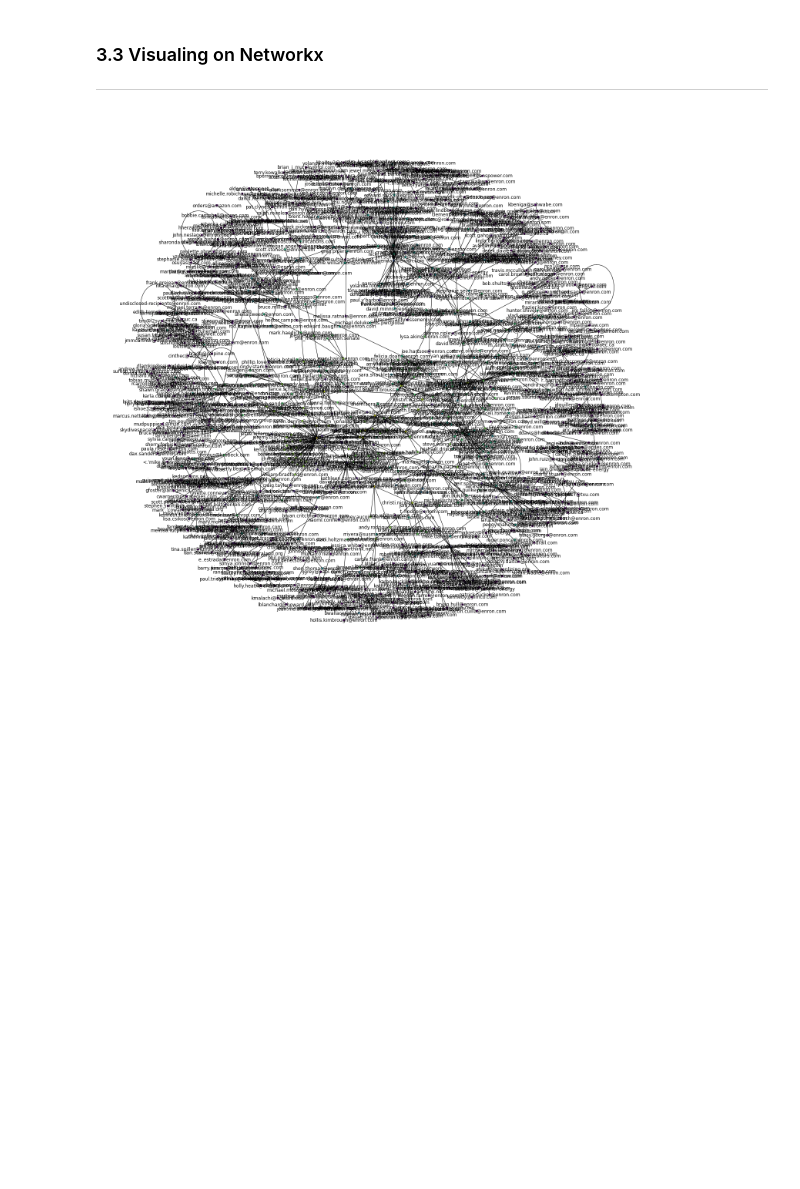
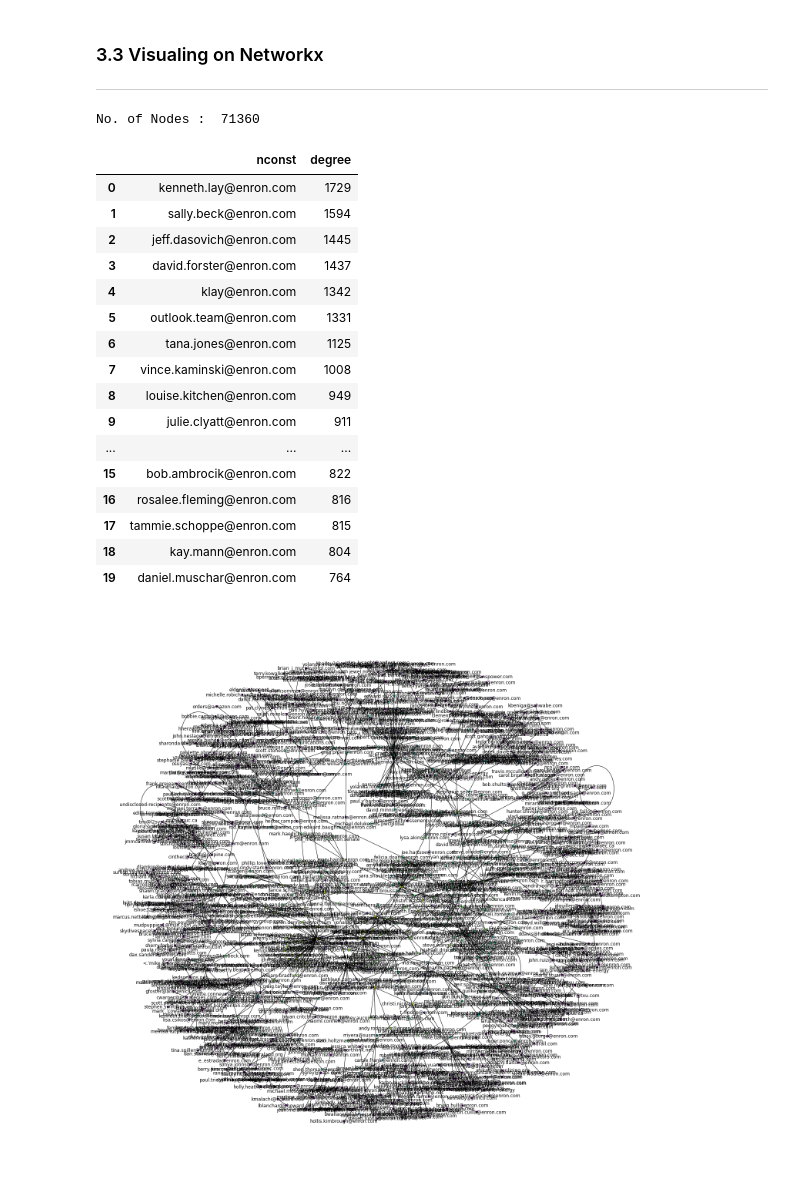
Before and after one commit to 86lekwenshiung/Graph-Network-for-Fraud-Analysis, a Jupyter notebook: Graph_Network_Visualisation.ipynb, the cells around one changed output. Saved outputs shown, nothing was run; the diff lists cells and outputs as text; code cells hidden in the pictures; blank space fills up the shorter version.

```diff
--- a/Graph_Network_Visualisation.ipynb
+++ b/Graph_Network_Visualisation.ipynb
@@ -560,6 +560,35 @@ df2b : (588940, 2)
 # %% [markdown]
 ### 3.3 Visualing on Networkx
 ___
+# %%
+#=== for the sender and recipient emails
+#- define the graph
+G1 = nx.from_pandas_edgelist(df2a, "send", "receive")
+print('No. of Nodes : ' , G1.number_of_nodes())
+# %% [output]
+No. of Nodes :  71360
+# %%
+G1_sorted = pd.DataFrame(sorted(G1.degree, key=lambda x: x[1], reverse=True))
+G1_sorted.columns = ['nconst','degree']
+G1_sorted[:20]
+# %% [output]
+|  | nconst | degree |
+| 0 | kenneth.lay@enron.com | 1729 |
+| 1 | sally.beck@enron.com | 1594 |
+| 2 | jeff.dasovich@enron.com | 1445 |
+| 3 | david.forster@enron.com | 1437 |
+| 4 | klay@enron.com | 1342 |
+| 5 | outlook.team@enron.com | 1331 |
+| 6 | tana.jones@enron.com | 1125 |
+| 7 | vince.kaminski@enron.com | 1008 |
+| 8 | louise.kitchen@enron.com | 949 |
+| 9 | julie.clyatt@enron.com | 911 |
+| ... | ... | ... |
+| 15 | bob.ambrocik@enron.com | 822 |
+| 16 | rosalee.fleming@enron.com | 816 |
+| 17 | tammie.schoppe@enron.com | 815 |
+| 18 | kay.mann@enron.com | 804 |
+| 19 | daniel.muschar@enron.com | 764 |
 # %%
 %%time
 #=== network analysis
```
Also changed, not shown: parts of 1 cell of this notebook.
